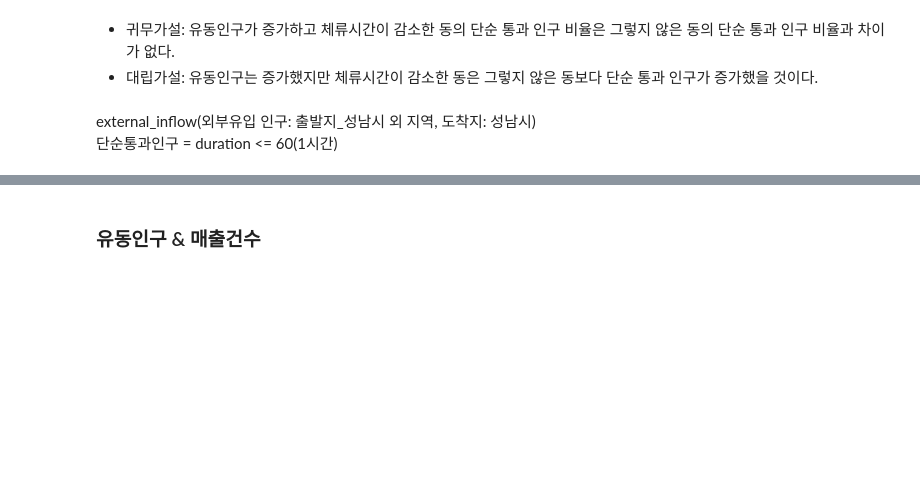
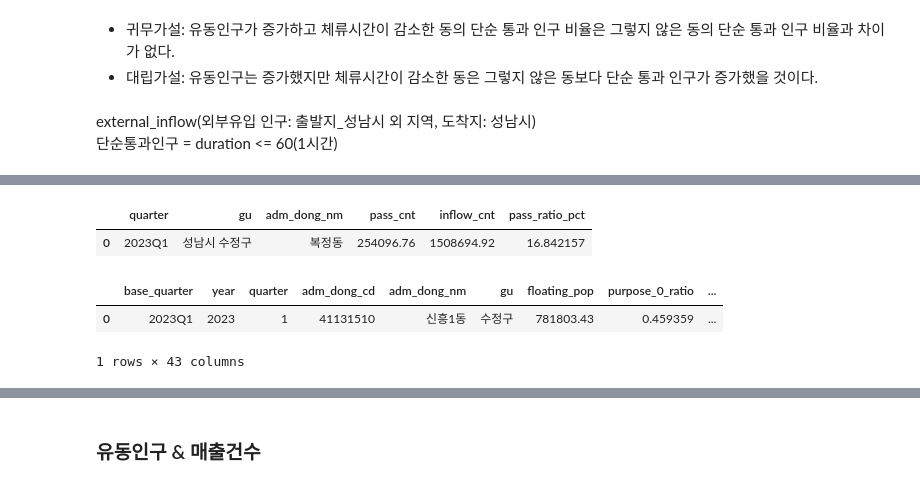
Before and after one commit to bulsajo1/final_project, a Jupyter notebook: eunbi/통계_은비.ipynb, the cells around one changed output, grey strips where cells are left out. Cells and saved outputs as stored; diff of their text form; code cells hidden in the pictures; blank space fills up the shorter version.

```diff
--- a/eunbi/통계_은비.ipynb
+++ b/eunbi/통계_은비.ipynb
@@ -259,0 +228,11 @@ df_f = df.groupby(['base_quarter', 'adm_dong_nm']).agg({'floating_pop': "sum"}).
+# %%
+pass_ratio.head(1)
+# %% [output]
+|  | quarter | gu | adm_dong_nm | pass_cnt | inflow_cnt | pass_ratio_pct |
+| 0 | 2023Q1 | 성남시 수정구 | 복정동 | 254096.76 | 1508694.92 | 16.842157 |
+# %%
+df.head(1)
+# %% [output]
+|  | base_quarter | year | quarter | adm_dong_cd | adm_dong_nm | gu | floating_pop | purpose_0_ratio | ... |
+| 0 | 2023Q1 | 2023 | 1 | 41131510 | 신흥1동 | 수정구 | 781803.43 | 0.459359 | ... |
+1 rows × 43 columns
```
Also changed, not shown: parts of 16 cells of this notebook.
